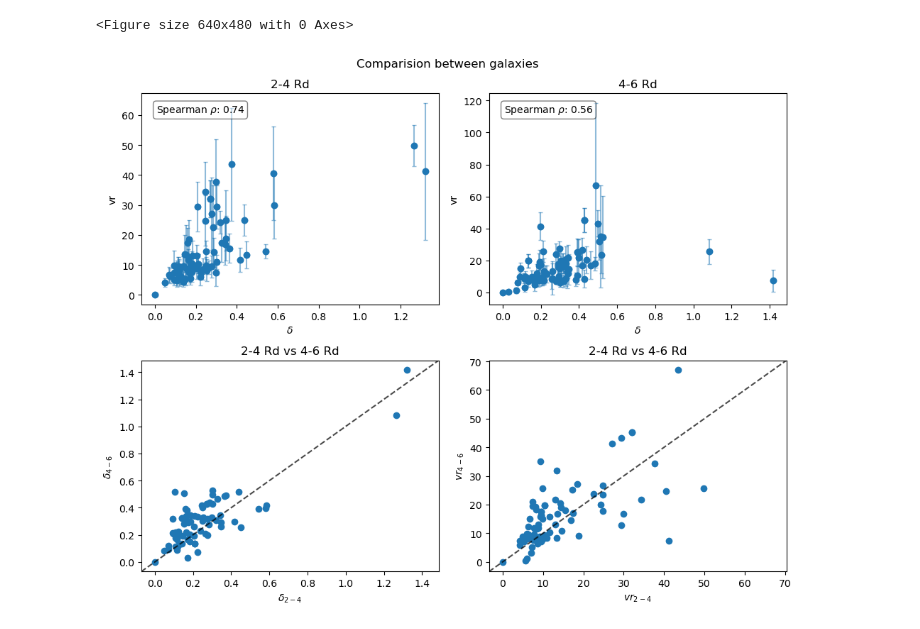
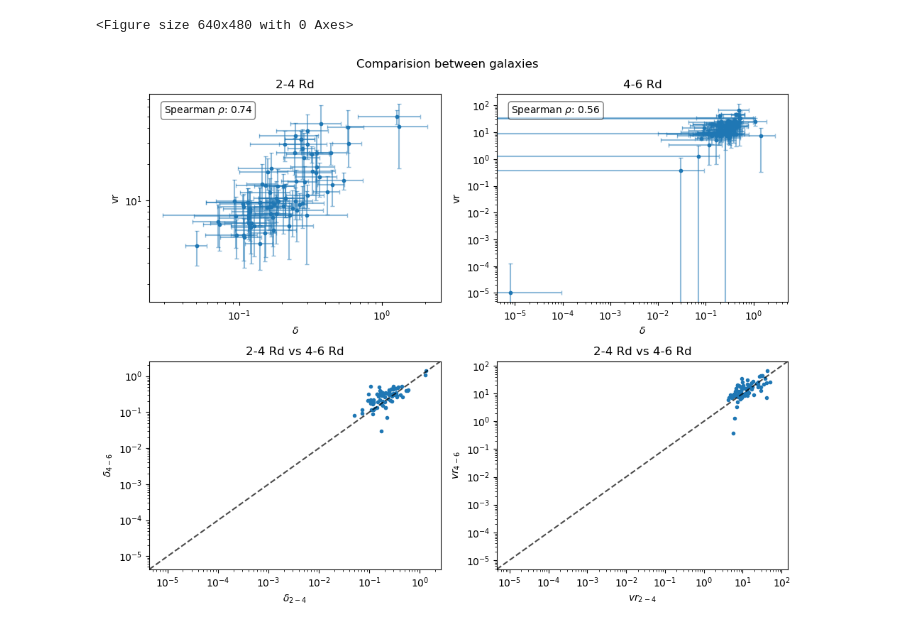
Before and after one commit to Alverd02/Kinematic-Signatures-of-Bars-and-Spirals-in-TNG50-Galaxies, a Jupyter notebook: Multiple galaxies.ipynb, the cells around one changed output. Cells and saved outputs as stored; diff of their text form; code cells hidden in the pictures.

```diff
--- a/Multiple galaxies.ipynb
+++ b/Multiple galaxies.ipynb
@@ -1066,50 +1050,58 @@ fig.suptitle("Comparision between galaxies")
 axes_flat[0].set_xlabel(r"$\delta$")
 axes_flat[0].set_ylabel("vr")
 axes_flat[0].set_title("2-4 Rd")
-axes_flat[0].scatter(delta_24,vr_24)
+axes_flat[0].set_xscale("log")
+axes_flat[0].set_yscale("log")
+axes_flat[0].scatter(delta_24,vr_24,marker=".")
 spearman, _ = stats.spearmanr(delta_24,vr_24)
 textstr = f'Spearman $\\rho$: {spearman:.2f}'
 axes_flat[0].text(0.05, 0.95, textstr, transform=axes_flat[0].transAxes, fontsize=10,
                   verticalalignment='top', bbox=dict(boxstyle='round', facecolor='white', alpha=0.5))
-axes_flat[0].errorbar(delta_24,vr_24,errvr_24,fmt="o",alpha = 0.5,capsize=2)
+axes_flat[0].errorbar(delta_24,vr_24,errvr_24,errdelta_24,fmt=".",alpha = 0.5,capsize=2)
 
 axes_flat[1].set_xlabel(r"$\delta$")
 axes_flat[1].set_ylabel("vr")
 axes_flat[1].set_title("4-6 Rd")
-axes_flat[1].scatter(delta_46,vr_46)
+axes_flat[1].set_xscale("log")
+axes_flat[1].set_yscale("log")
+axes_flat[1].scatter(delta_46,vr_46,marker=".")
 spearman, _ = stats.spearmanr(delta_46,vr_46)
 textstr = f'Spearman $\\rho$: {spearman:.2f}'
 axes_flat[1].text(0.05, 0.95, textstr, transform=axes_flat[1].transAxes, fontsize=10,
                   verticalalignment='top', bbox=dict(boxstyle='round', facecolor='white', alpha=0.5))
-axes_flat[1].errorbar(delta_46,vr_46,errvr_46,fmt="o",alpha=0.5,capsize=2)
+axes_flat[1].errorbar(delta_46,vr_46,errvr_46,errdelta_46,fmt=".",alpha = 0.5,capsize=2)
 
 
 
 axes_flat[2].set_xlabel(r"$\delta_{2-4}$")
 axes_flat[2].set_ylabel(r"$\delta_{4-6}$")
 axes_flat[2].set_title("2-4 Rd vs 4-6 Rd")
-axes_flat[2].scatter(delta_24,delta_46)
+axes_flat[2].set_xscale("log")
+axes_flat[2].set_yscale("log")
+axes_flat[2].scatter(delta_24,delta_46,marker=".")
 limit_min1 = min(axes_flat[2].get_xlim()[0], axes_flat[2].get_ylim()[0])
 limit_max1 = max(axes_flat[2].get_xlim()[1], axes_flat[2].get_ylim()[1])
 axes_flat[2].set_xlim(limit_min1, limit_max1)
 axes_flat[2].set_ylim(limit_min1, limit_max1)
 axes_flat[2].plot([limit_min1, limit_max1], [limit_min1, limit_max1],
         color='black', linestyle='--', alpha=0.7, label='1:1 Line')
 
 
 axes_flat[3].set_xlabel(r"$vr_{2-4}$")
 axes_flat[3].set_ylabel(r"$vr_{4-6}$")
 axes_flat[3].set_title("2-4 Rd vs 4-6 Rd")
-axes_flat[3].scatter(vr_24,vr_46)
+axes_flat[3].scatter(vr_24,vr_46,marker=".")
+axes_flat[3].set_xscale("log")
+axes_flat[3].set_yscale("log")
 limit_min2 = min(axes_flat[3].get_xlim()[0], axes_flat[3].get_ylim()[0])
 limit_max2 = max(axes_flat[3].get_xlim()[1], axes_flat[3].get_ylim()[1])
 axes_flat[3].set_xlim(limit_min2, limit_max2)
 axes_flat[3].set_ylim(limit_min2, limit_max2)
 axes_flat[3].plot([limit_min2, limit_max2], [limit_min2, limit_max2],
         color='black', linestyle='--', alpha=0.7, label='1:1 Line')
 
 plt.tight_layout()
 plt.savefig("results")
 plt.show()
 # %% [output]
-[figure, old version]
+[figure, new version]
```
Also changed, not shown: parts of 4 cells of this notebook, 2 other files.
